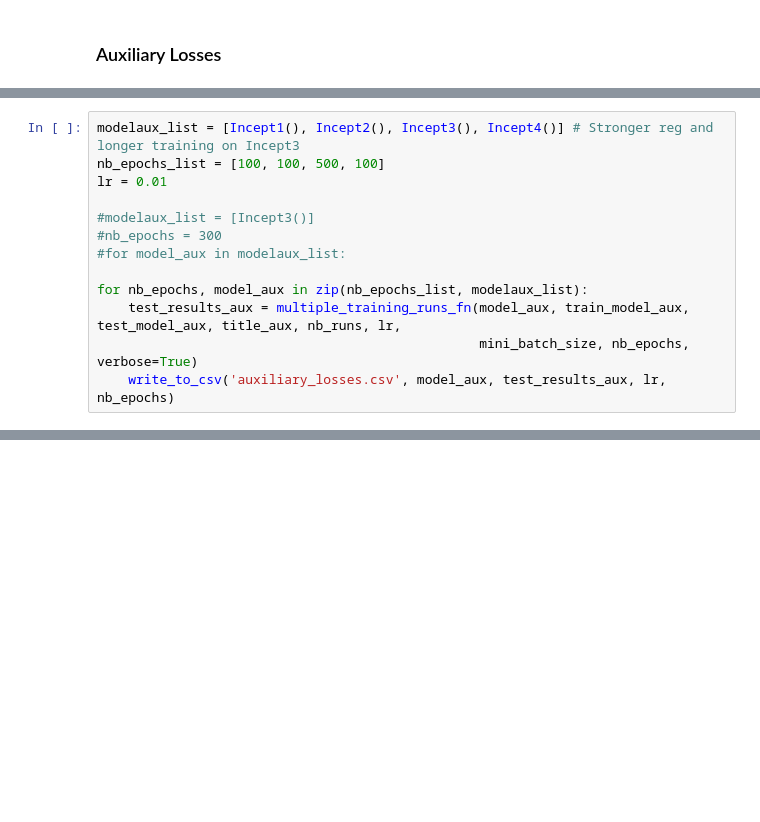
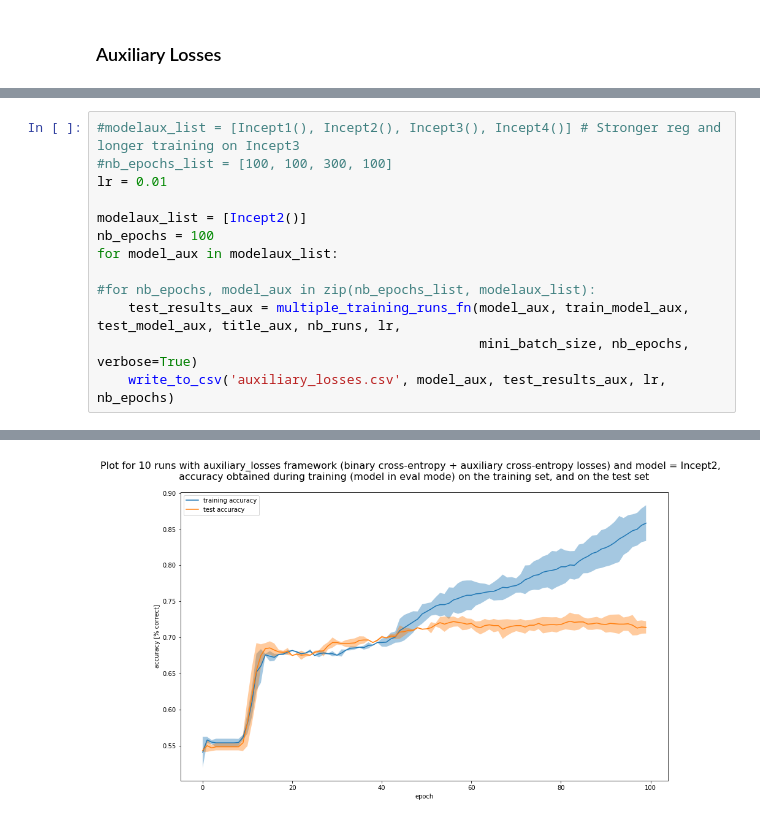
Before and after one commit to ClaireCp/ee559_p1, a Jupyter notebook: main.ipynb, the cells around one changed output, grey strips where cells are left out. Cells and saved outputs as stored; diff of their text form; blank space fills up the shorter version.

```diff
--- a/main.ipynb
+++ b/main.ipynb
@@ -111,15 +114,15 @@ print("Working with auxiliary losses framework")
 # %% [output]
 Working with auxiliary losses framework
 # %%
-modelaux_list = [Incept1(), Incept2(), Incept3(), Incept4()] # Stronger reg and longer training on Incept3
-nb_epochs_list = [100, 100, 500, 100]
+#modelaux_list = [Incept1(), Incept2(), Incept3(), Incept4()] # Stronger reg and longer training on Incept3
+#nb_epochs_list = [100, 100, 300, 100]
 lr = 0.01
 
-#modelaux_list = [Incept3()]
-#nb_epochs = 300
-#for model_aux in modelaux_list:
+modelaux_list = [Incept2()]
+nb_epochs = 100
+for model_aux in modelaux_list:
 
-for nb_epochs, model_aux in zip(nb_epochs_list, modelaux_list):
+#for nb_epochs, model_aux in zip(nb_epochs_list, modelaux_list):
     test_results_aux = multiple_training_runs_fn(model_aux, train_model_aux, test_model_aux, title_aux, nb_runs, lr,
                                                  mini_batch_size, nb_epochs, verbose=True)
     write_to_csv('auxiliary_losses.csv', model_aux, test_results_aux, lr, nb_epochs)
@@ -144,3 +138,4 @@ phase: val, epoch: 400, loss: 3.15271, acc: 0.8260
+[figure, added]
 # %%
 import pandas as pd
 print(test_results_aux)
```
Also changed, not shown: parts of 3 cells of this notebook, 3 other files.
